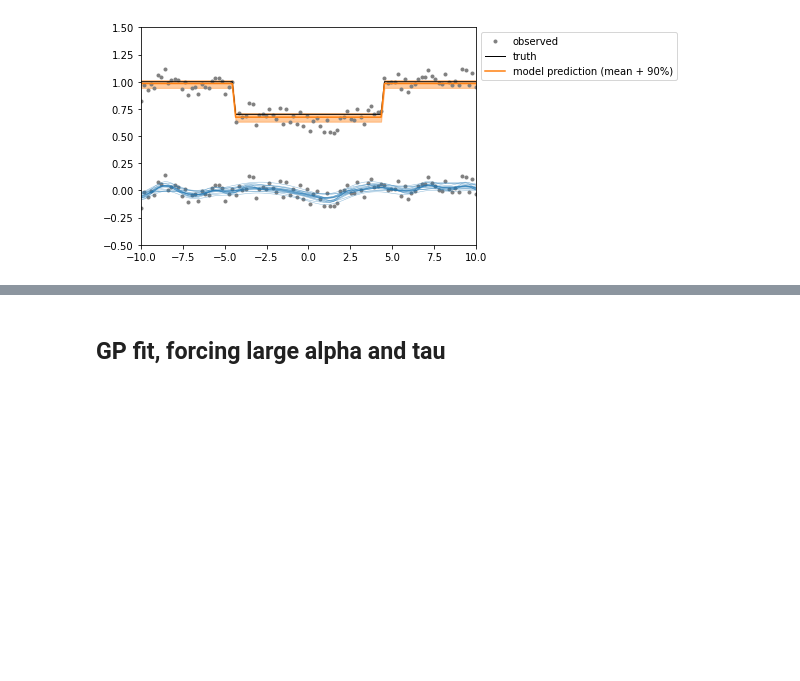
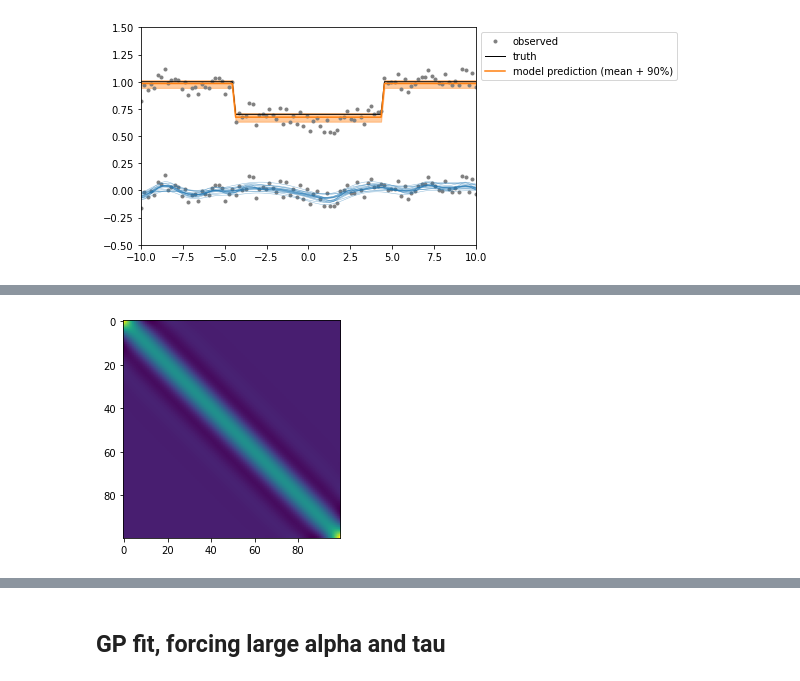
Before and after one commit to kemasuda/tutorial, a Jupyter notebook: multivariate_normal/degeneracy between GP mean and model normalization.ipynb, the cells around one changed output, grey strips where cells are left out. Drawn from its saved outputs; the diff is of its cells as text; code cells hidden in the pictures; blank space fills up the shorter version.

```diff
--- a/multivariate_normal/degeneracy between GP mean and model normalization.ipynb
+++ b/multivariate_normal/degeneracy between GP mean and model normalization.ipynb
@@ -124,0 +145,4 @@ plt.legend(loc='best', bbox_to_anchor=(1,1));
+# %%
+plt.imshow(cov_pred);
+# %% [output]
+[figure, added]
```
Also changed, not shown: parts of 16 cells of this notebook, 3 other files.
